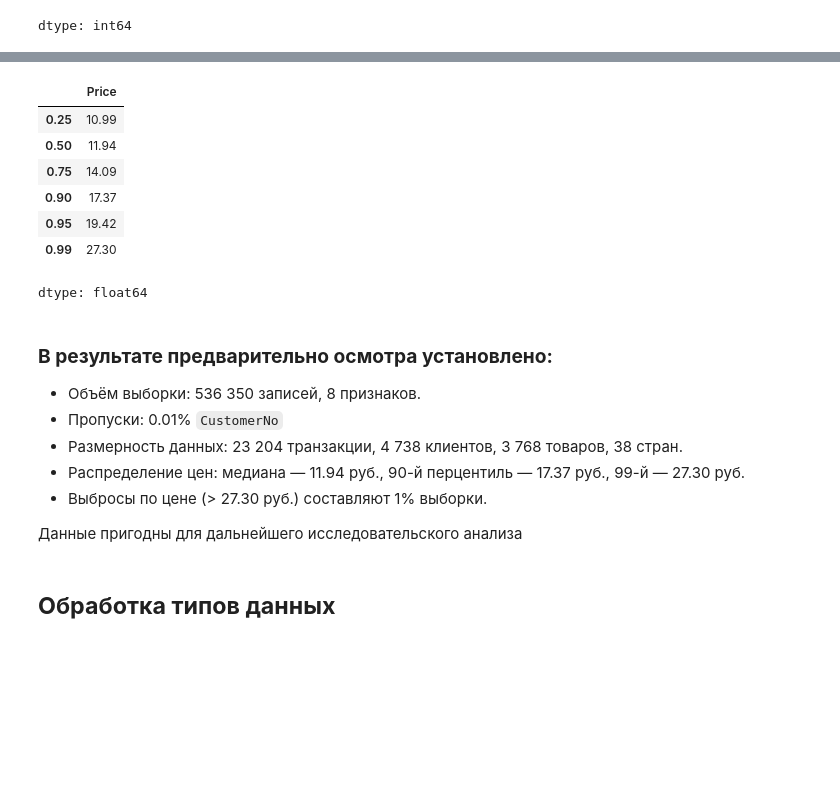
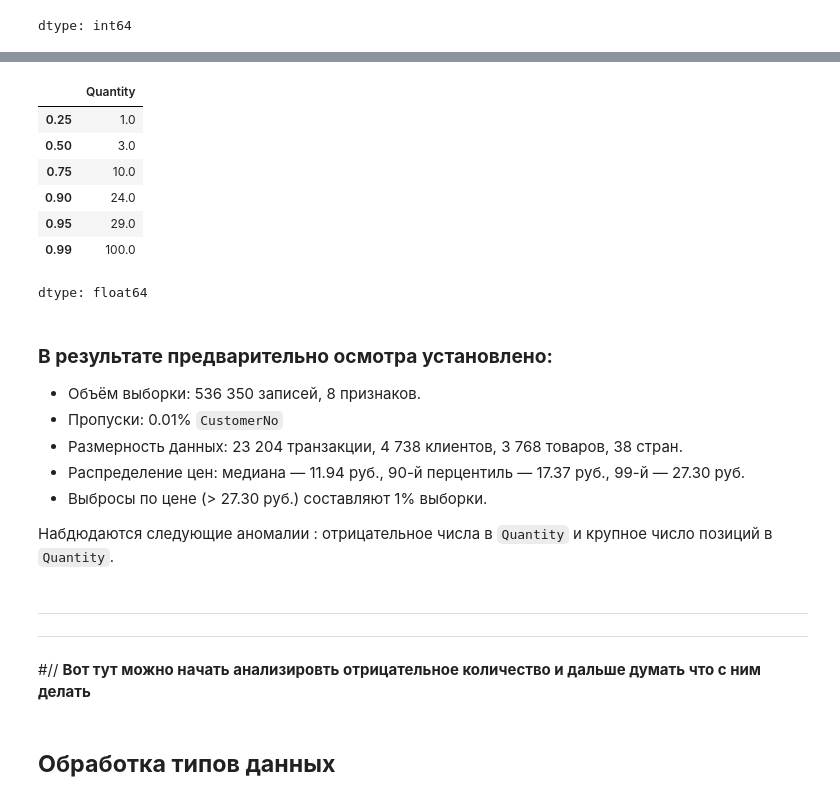
Before and after one commit to dazzens/dazzens, a Jupyter notebook: EDA_проект.ipynb, the cells around one changed output, grey strips where cells are left out. Saved outputs shown, nothing was run; the diff lists cells and outputs as text; code cells hidden in the pictures; blank space fills up the shorter version.

```diff
--- a/EDA_проект.ipynb
+++ b/EDA_проект.ipynb
@@ -279,13 +347,19 @@ dtype: int64
 # %%
-df['Price'].quantile([0.25, 0.5, 0.75, 0.9, 0.95, 0.99])
+
+df['Quantity'].quantile([0.25,
+                      0.5,
+                      0.75,
+                      0.9,
+                      0.95,
+                      0.99])
 # %% [output]
-|  | Price |
-| 0.25 | 10.99 |
-| 0.50 | 11.94 |
-| 0.75 | 14.09 |
-| 0.90 | 17.37 |
-| 0.95 | 19.42 |
-| 0.99 | 27.30 |
+|  | Quantity |
+| 0.25 | 1.0 |
+| 0.50 | 3.0 |
+| 0.75 | 10.0 |
+| 0.90 | 24.0 |
+| 0.95 | 29.0 |
+| 0.99 | 100.0 |
 dtype: float64
 # %% [markdown]
 ### **В результате предварительно осмотра установлено:**
@@ -296,7 +370,12 @@ dtype: float64
 - Распределение цен: медиана — 11.94 руб., 90-й перцентиль — 17.37 руб., 99-й — 27.30 руб.
 - Выбросы по цене (> 27.30 руб.) составляют 1% выборки.
 
- Данные пригодны для дальнейшего исследовательского анализа
+Набдюдаются следующие аномалии : отрицательное числа в  `Quantity` и крупное число позиций в `Quantity`.
+# %% [markdown]
+-----
+-----
+# %% [markdown]
+#// **Вот тут можно начать анализировть отрицательное количество и дальше думать что с ним делать**
 # %% [markdown]
 ## **Обработка  типов данных**
 # %%
```
Also changed, not shown: parts of 28 cells of this notebook.
